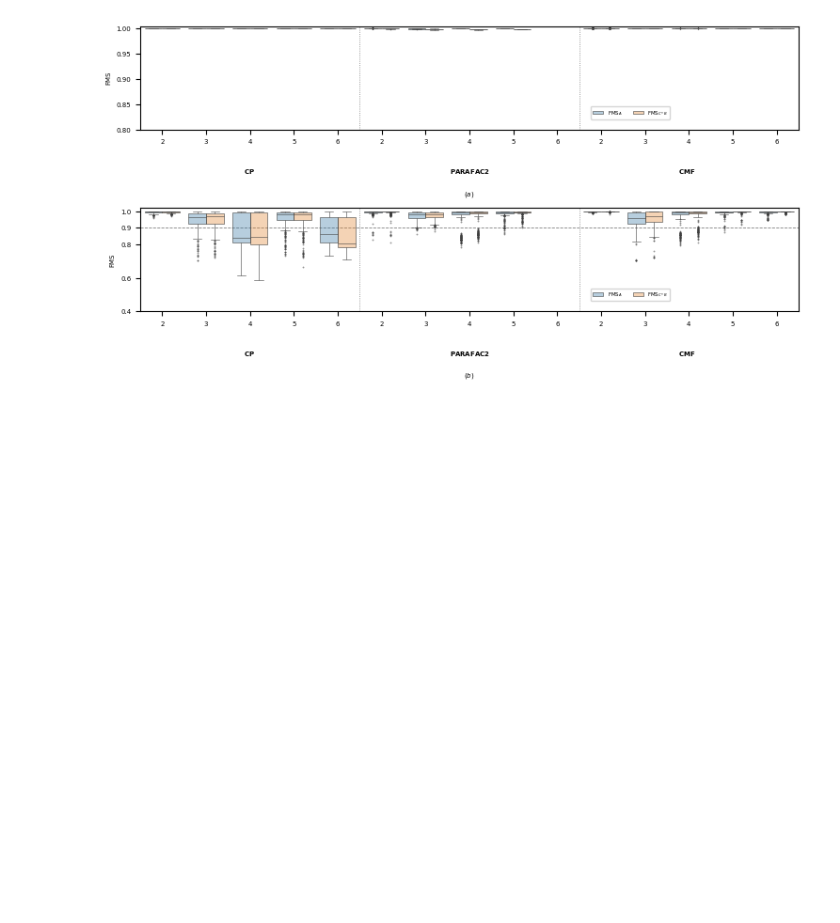
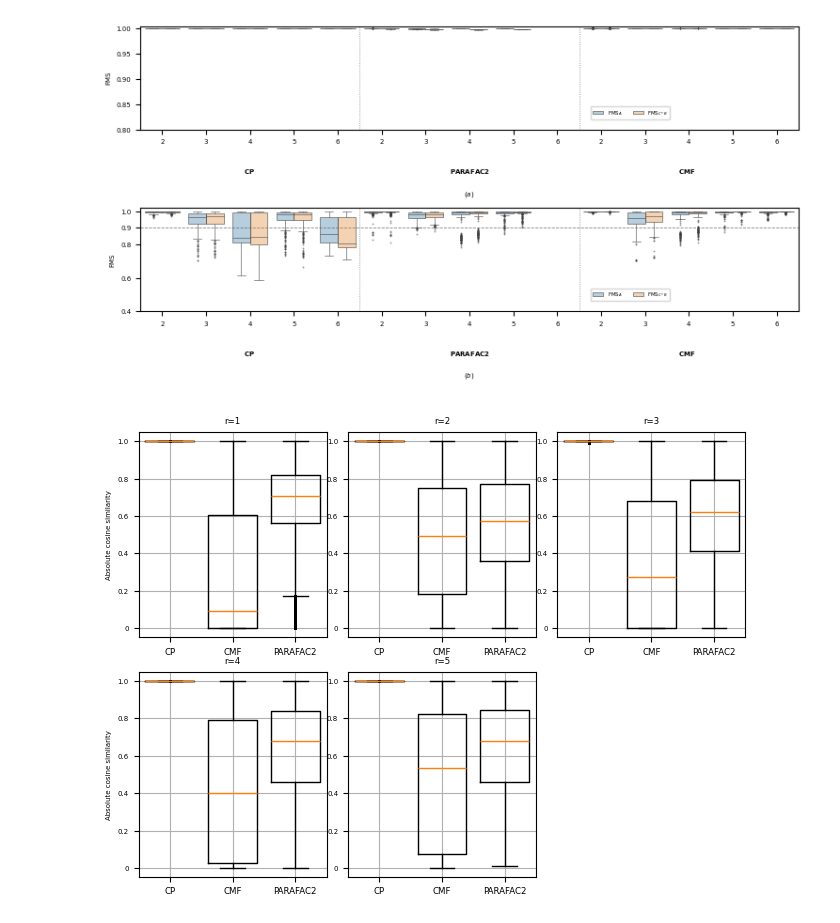
Before and after one commit to cchatzis/Revealing-Subject-specific-Temporal-Patterns-from-Longitudinal-Data, a Jupyter notebook: paper_plots.ipynb, the cells around one changed output. Cells and saved outputs as stored; diff of their text form; code cells hidden in the pictures; blank space fills up the shorter version.

```diff
--- a/paper_plots.ipynb
+++ b/paper_plots.ipynb
@@ -650,3 +735,85 @@ fig.tight_layout(pad=0.02)  # OK: does NOT change figure size
 fig.subplots_adjust(wspace=0.8, hspace=0.75,top=0.99,right=0.99,left=0.115)
 # %% [output]
 [figure]
+# %%
+# This can be used to reproduce the following figures of the paper:
+# Fig. S.15
+
+#####################################################################
+
+no_of_components = 5
+l_B = 0.0
+
+with open(f'Sensitization/results/uniqueness/factors_cp_{no_of_components}_components_l_B_{l_B}.pkl', 'rb') as f:
+    results_cp = pickle.load(f)
+
+A1 = results_cp[0][0][2]
+D1 = results_cp[0][0][0]
+B1 = [deepcopy(results_cp[0][0][1]) for _ in range(A1.shape[0])]
+
+A1, B1, D1 = get_profiles_factors((D1,B1,A1))
+
+with open(f'Sensitization/results/uniqueness/factors_cmf_{no_of_components}_components_l_B_{l_B}.pkl', 'rb') as f:
+    results_cmf = pickle.load(f)
+
+(A2,B2,D2) = results_cmf[0][0]
+
+A2, B2, D2 = get_profiles_factors((D2,B2,A2))
+
+with open(f'Sensitization/results/uniqueness/factors_parafac2_{no_of_components}_components_l_B_{l_B}.pkl', 'rb') as f:
+    results_parafac2 = pickle.load(f)
+
+(A3,B3,D3) = results_parafac2[0][0]
+
+A3, B3, D3 = get_profiles_factors((D3,B3,A3))
+
+fmss_per_comp_cp = {0: [],1: [],2: [], 3: [], 4:[]}
+fmss_per_comp_cmf = {0: [],1: [],2: [], 3: [], 4:[]}
+fmss_per_comp_parafac2 = {0: [],1: [],2: [], 3: [], 4:[]}
+
+mask_cmf = [3,0,2,1,4] # CMF mask (aligned to CP)
+mask_parafac2 = [2,1,4,3,0]
+mask_cp = [3,2,1,4,0]
+
+for r in range(no_of_components):
+
+#     # compare profiles of all individuals for component r
+    for k1 in range(len(B1)): # for each subject
+        for k2 in range(k1+1, len(B1)): # for each other subject
+            try:
+                fmss_per_comp_cp[r].append(congruence_coefficient(B1[k1][:,mask_cp[r]].reshape(-1,1),B1[k2][:,mask_cp[r]].reshape(-1,1))[0])
+            except:
+                pass
+            fmss_per_comp_cmf[r].append(congruence_coefficient(B2[k1][:,mask_cmf[r]].reshape(-1,1),B2[k2][:,mask_cmf[r]].reshape(-1,1))[0])
+            fmss_per_comp_parafac2[r].append(congruence_coefficient(B3[k1][:,mask_parafac2[r]].reshape(-1,1),B3[k2][:,mask_parafac2[r]].reshape(-1,1))[0])
+
+# plot these in 1 x n_componts plots, where each plot has three boxplots (one for each method)
+
+fig, axs = plt.subplots(
+    2, 3,
+)
+
+fig.subplots_adjust(
+    left=0.10, right=0.97, bottom=0.08,
+    top=0.97,
+    wspace=0.25, hspace=0.35
+)
+
+axs[0, 0].set_ylabel('Absolute cosine similarity', fontsize=5)
+axs[1, 0].set_ylabel('Absolute cosine similarity', fontsize=5)
+# axs[0].set_yticks([0.6,0.7,0.8,0.9,1.0],labels=[0.6,0.7,0.8,0.9,1.0],fontsize=5)
+for r in range(no_of_components):
+    ax = axs[r // 3, r % 3]
+    ax.grid(True, zorder=0)
+    data = [fmss_per_comp_cp[r], fmss_per_comp_cmf[r], fmss_per_comp_parafac2[r]]
+    ax.boxplot(data, widths=0.78, flierprops=dict(marker='o', markersize=1, linestyle='none'))
+    ax.set_title(f'r={r+1}', fontsize=6.25)
+    # ax.set_ylim(0.05,1.0)
+    ax.set_yticks([0,0.2,0.4,0.6,0.8,1.0],labels=[0,0.2,0.4,0.6,0.8,1.0],fontsize=5)
+    ax.set_xticks([1,2,3], ['CP', 'CMF', 'PARAFAC2'], fontsize=6.25)
+
+axs[1,2].axis('off')
+
+fig.tight_layout(pad=0.02)  # OK: does NOT change figure size
+# %% [output]
+[figure, added]
```
Also changed, not shown: parts of 4 cells of this notebook, 1 other file.
